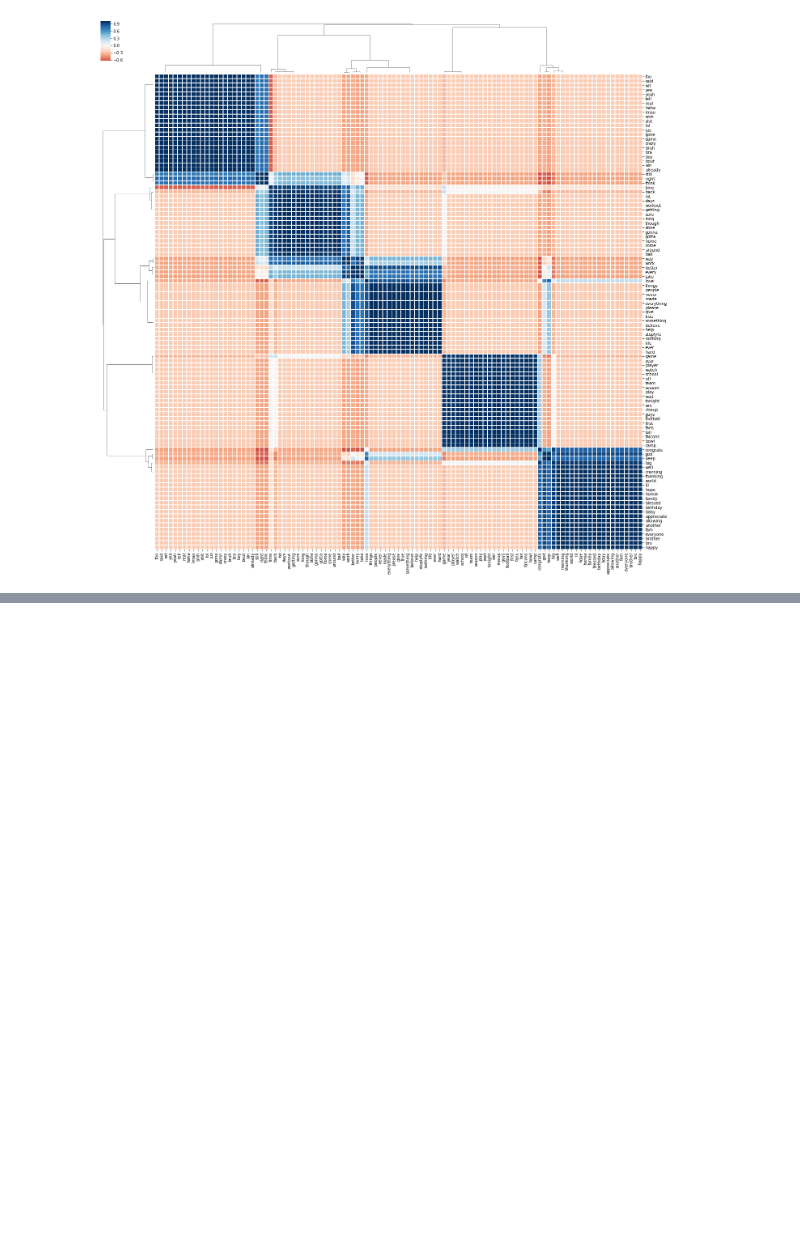
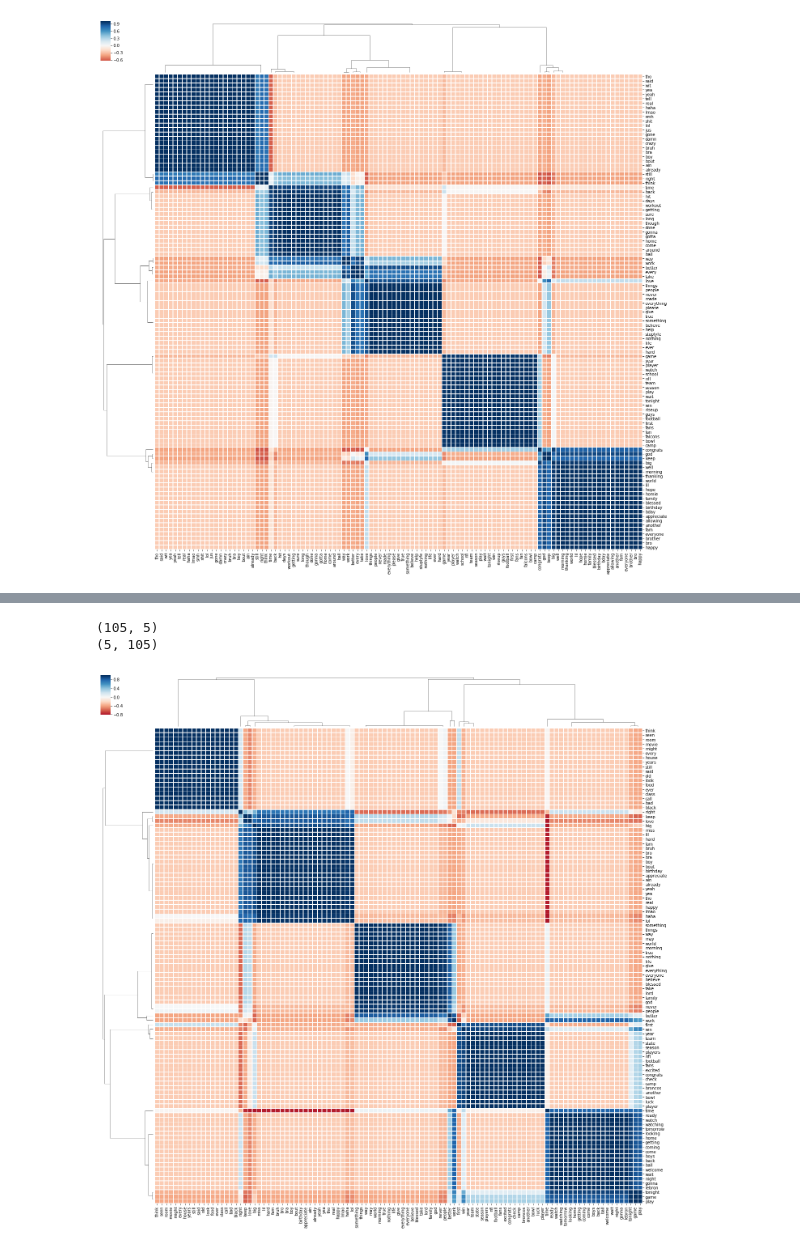
Before and after one commit to garlanjt/InBrotherhood, a Jupyter notebook: code/NFLDA_5.ipynb, the cells around one changed output, grey strips where cells are left out. Saved outputs shown, nothing was run; the diff lists cells and outputs as text; code cells hidden in the pictures; blank space fills up the shorter version.

```diff
--- a/code/NFLDA_5.ipynb
+++ b/code/NFLDA_5.ipynb
@@ -106,3 +106,13 @@ plt.setp(g.ax_heatmap.yaxis.get_majorticklabels(), rotation=0)
 plt.show()
 # %% [output]
 [figure]
+# %%
+# Load "all_model"
+
+corpus_filename = 'all.mm'
+dict_filename   = 'all.dict'
+lda_filename    = 'all_model.lda'
+corpus = corpora.MmCorpus(corpus_filename)
+dictionary = corpora.Dictionary.load(dict_filename)
+All_lda = LdaModel.load(lda_filename)
+All_display = pyLDAvis.gensim.prepare(All_lda, corpus, dictionary, sort_topics=False)
@@ -108,0 +131,13 @@ plt.show()
+# %%
+data = {i: OrderedDict(All_lda.show_topic(i,25)) for i in range(5)}
+df = pd.DataFrame(data)
+print(df.shape)
+df = df.fillna(0).T
+print(df.shape)
+g=sns.clustermap(df.corr(), center=0, cmap="RdBu", metric='cosine', linewidths=.75, figsize=(24, 24))
+plt.setp(g.ax_heatmap.yaxis.get_majorticklabels(), rotation=0)
+plt.show()
+# %% [output]
+(105, 5)
+(5, 105)
+[figure, added]
```
Also changed, not shown: parts of 2 cells of this notebook.
